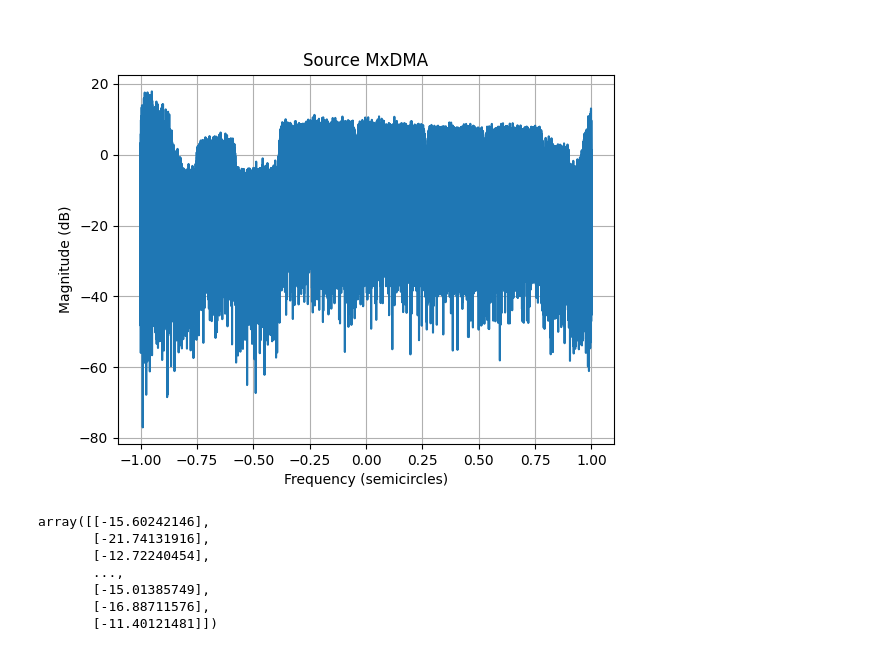
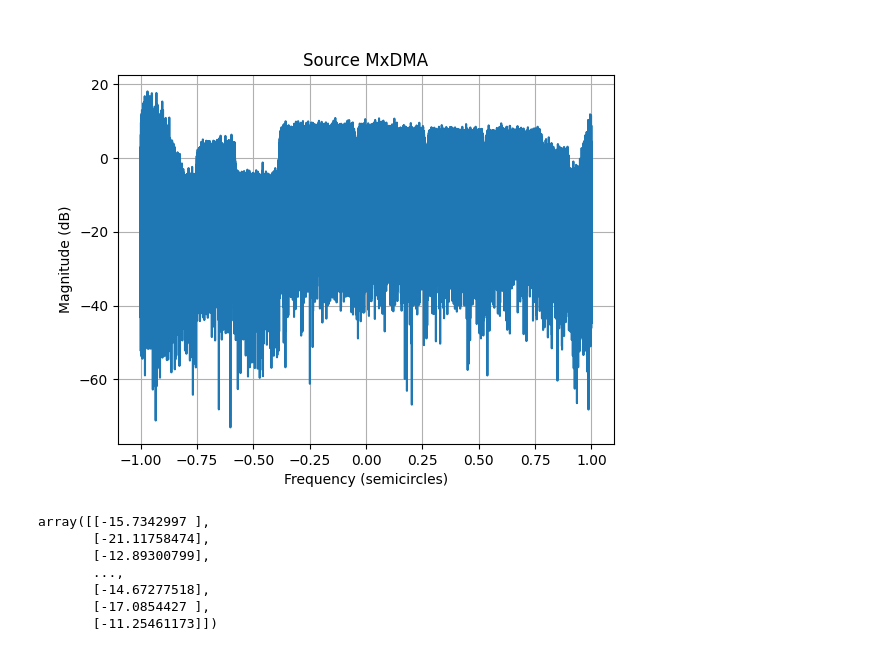
Before and after one commit to incredibleSaint/signal_processing, a Jupyter notebook: mxdma.ipynb, the cells around one changed output. Cells and saved outputs as stored; diff of their text form; code cells hidden in the pictures.

```diff
--- a/mxdma.ipynb
+++ b/mxdma.ipynb
@@ -51,38 +51,38 @@ def add_freq(sig, f0_to_fsig):
 # %%
 
 
 def read_signal(file_name, data_type):
     file_stats = os.stat(file_name)
     file_size = file_stats.st_size
     iq_size_in_bytes = 4
     number_of_int_to_read = file_size // iq_size_in_bytes * 2
     arr = array(data_type)
     with open(file_path, 'rb') as fileobj:
         arr.fromfile(fileobj, number_of_int_to_read)
     i = np.array(arr[:: 2])
     i = i.reshape((len(i), 1))
     q = np.array(arr[1:: 2])
     q = q.reshape((len(q), 1))
     sig = np.empty((len(i), 1), complex)
     sig.real = i
     sig.imag = q
     sig_flatten = sig.flatten()
     return sig_flatten
 
 file_path = "/home/xy/Signals/MxDMA/HRC/sig_1264460229_16437329_2024-06-14_14-48-43.pcm"
 data_type = 'h'
 figure_counter = 0
 source_signal_full = read_signal(file_path, data_type)
 start_pos = 75177 # [IQ-samples]
-used_len = 1643000 #16437329 # [IQ-samples]
+used_len = 1638400 #16437329 # [IQ-samples]
 source_signal = source_signal_full[int(start_pos):int(start_pos + used_len)]
 plot_spectrum(source_signal, 1, "Source MxDMA")
 # %% [output]
-[figure, old version]
+[figure, new version]
-array([[-15.60242146],
-       [-21.74131916],
-       [-12.72240454],
+array([[-15.7342997 ],
+       [-21.11758474],
+       [-12.89300799],
        ...,
-       [-15.01385749],
-       [-16.88711576],
-       [-11.40121481]])
+       [-14.67277518],
+       [-17.0854427 ],
+       [-11.25461173]])
```
Also changed, not shown: parts of 19 cells of this notebook, 3 other files.
